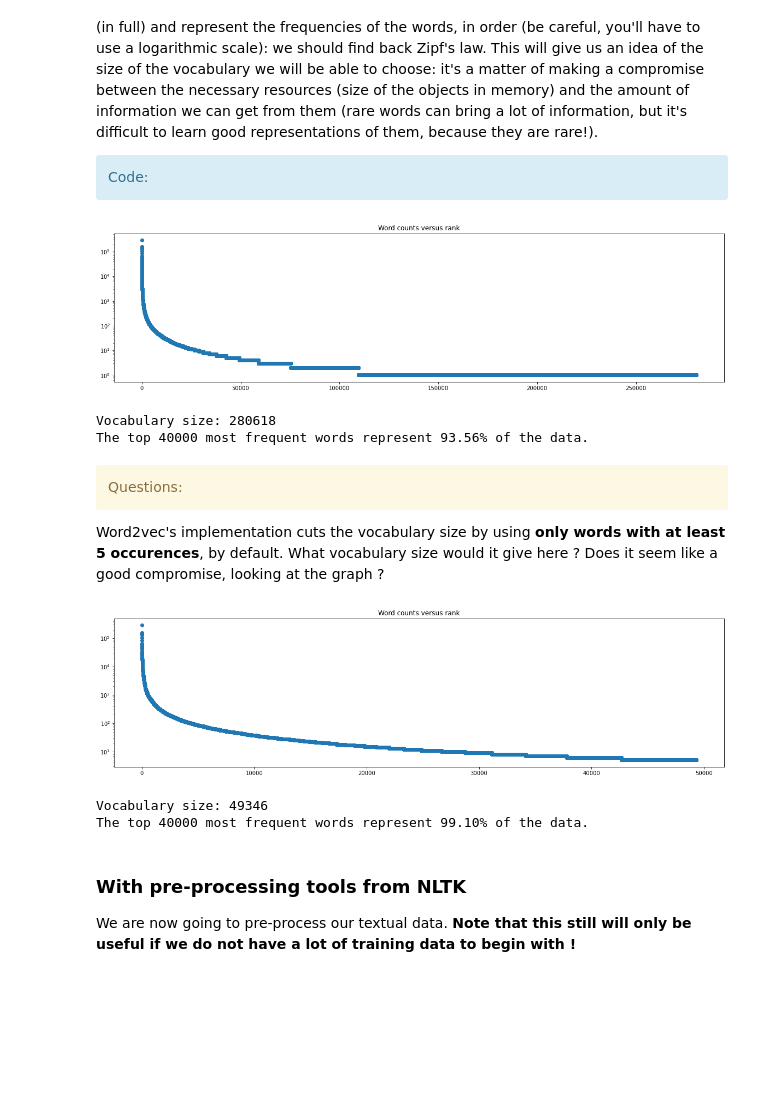
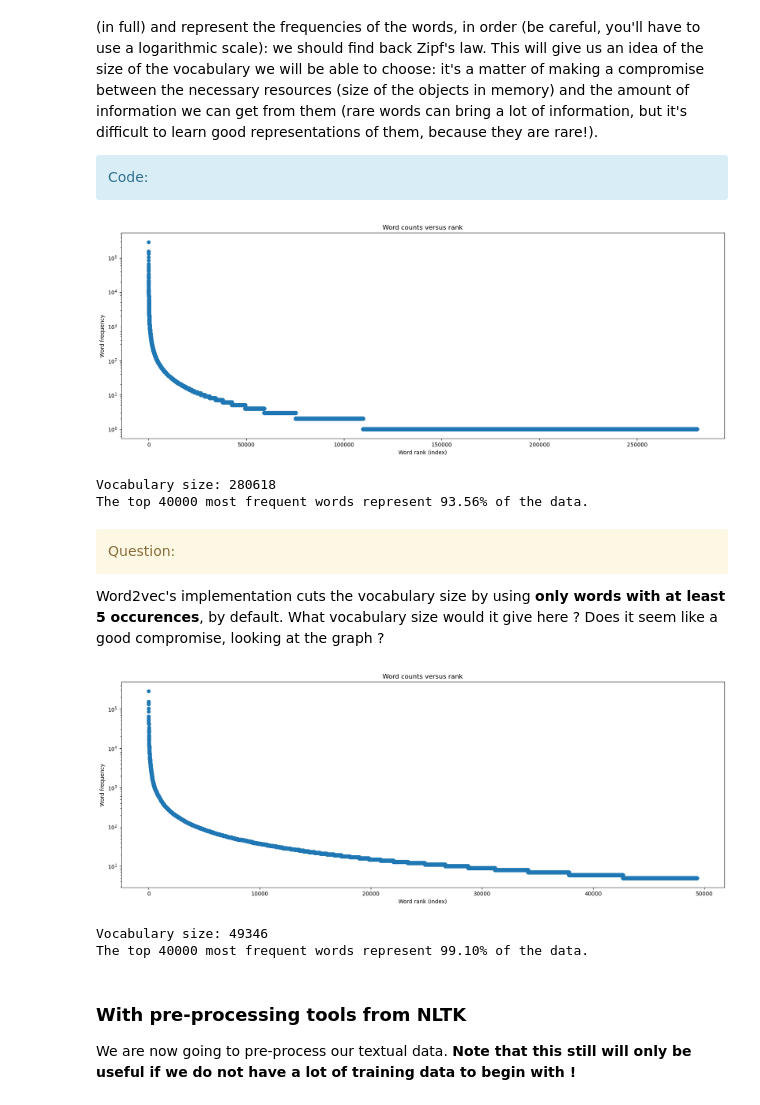
Before and after one commit to joaomelga/TP_Sentiment_Analysis_Hannas_Melga, a Jupyter notebook: movies_sentiment_tp.ipynb, the cells around one changed output. Saved outputs shown, nothing was run; the diff lists cells and outputs as text; code cells hidden in the pictures; blank space fills up the shorter version.

```diff
--- a/movies_sentiment_tp.ipynb
+++ b/movies_sentiment_tp.ipynb
@@ -897,38 +912,40 @@ We would like to get an idea of what's in these film reviews. So we'll get the v
 # %%
 import matplotlib.pyplot as plt
 
 # We would like to display the curve of word frequencies given their rank (index) in the vocabulary
 vocab, word_counts = vocabulary(train_texts, voc_threshold=1000000)
 
 # Get the word frequencies and ranks
 word_frequencies = list(word_counts.values())
 ranks = list(range(len(word_frequencies)))
 
 # We can for example use the function plt.scatter()
-plt.figure(figsize=(20, 5))
+plt.figure(figsize=(20, 7), dpi=100)
 plt.title('Word counts versus rank')
 plt.scatter(ranks, word_frequencies)
 plt.yscale('log')
+plt.xlabel('Word rank (index)')
+plt.ylabel('Word frequency')
 plt.show()
 
 # We would like to know how much of the data is represented by the 'k' most frequent words
 print('Vocabulary size: %i' % len(vocab))
 
 k = 40000
 sorted_frequencies = sorted(word_frequencies, reverse=True)
 
 total_frequency = sum(sorted_frequencies)
 cumulative_sum = sum(sorted_frequencies[:k])
 percentage = (cumulative_sum / total_frequency) * 100
 
 print(f"The top {k} most frequent words represent {percentage:.2f}% of the data.")
 # %% [output]
-[figure, old version]
+[figure, new version]
 Vocabulary size: 280618
 The top 40000 most frequent words represent 93.56% of the data.
 # %% [markdown]
 <div class='alert alert-block alert-warning'>
-            Questions:</div>
+            Question:</div>
 
 Word2vec's implementation cuts the vocabulary size by using **only words with at least 5 occurences**, by default. What vocabulary size would it give here ? Does it seem like a good compromise, looking at the graph ?
 # %%
@@ -936,11 +953,12 @@ vocab_5_occur, word_counts = vocabulary(train_texts, count_threshold=5, voc_thre
 word_frequencies = list(word_counts.values())
 ranks = list(range(len(word_frequencies)))
 
-
-plt.figure(figsize=(20, 5))
+plt.figure(figsize=(20, 7), dpi=100)
 plt.title('Word counts versus rank')
 plt.scatter(ranks, word_frequencies)
 plt.yscale('log')
+plt.xlabel('Word rank (index)')
+plt.ylabel('Word frequency')
 plt.show()
 
 k = 40000
@@ -953,7 +971,7 @@ percentage = (cumulative_sum / total_frequency) * 100
 print('Vocabulary size: %i' % len(vocab_5_occur))
 print(f"The top {k} most frequent words represent {percentage:.2f}% of the data.")
 # %% [output]
-[figure, old version]
+[figure, new version]
 Vocabulary size: 49346
 The top 40000 most frequent words represent 99.10% of the data.
 # %% [markdown]
```
Also changed, not shown: parts of 18 cells of this notebook.
